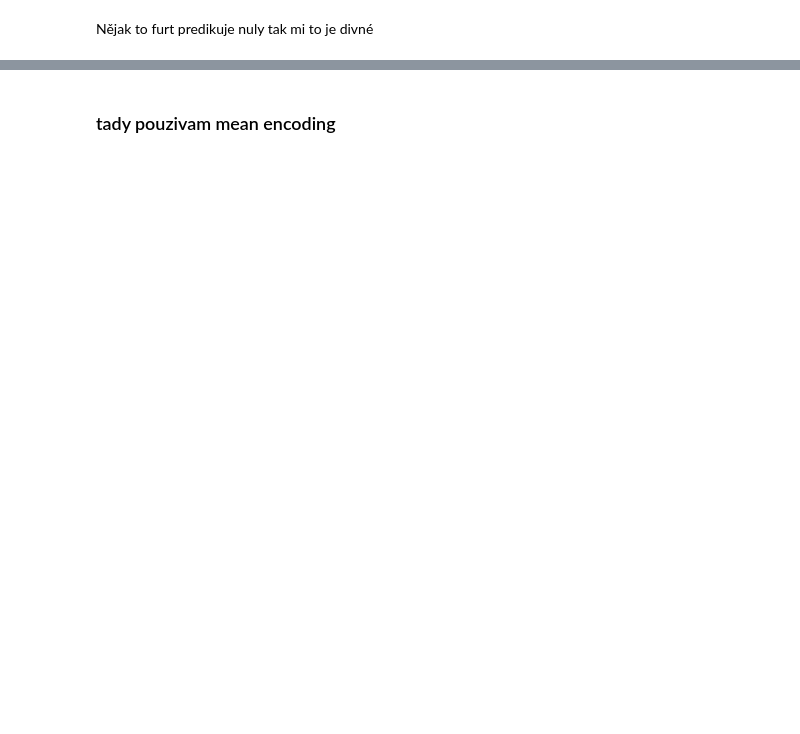
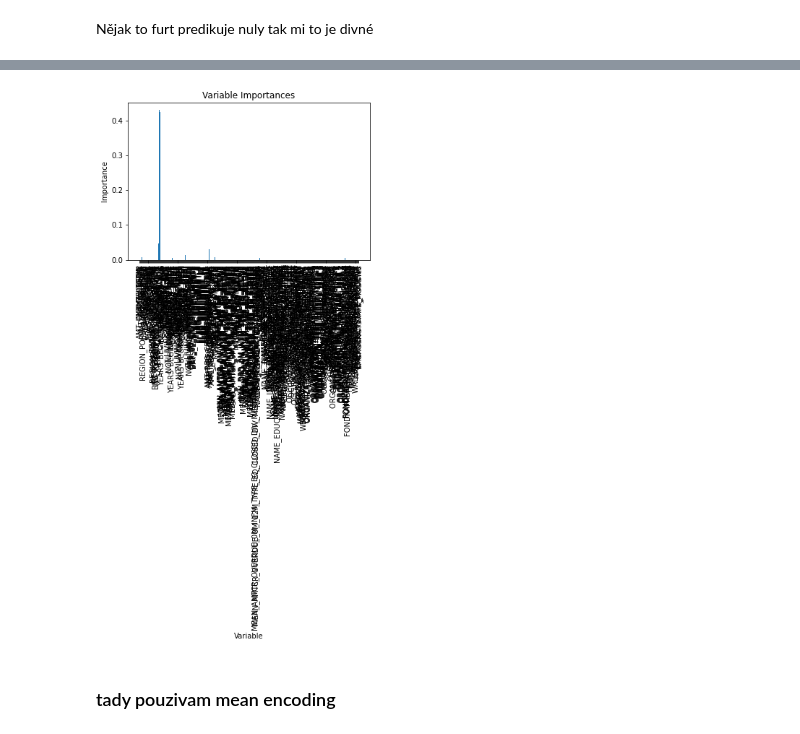
Before and after one commit to macounj1/ukol1datascience, a Jupyter notebook: codeukol1.ipynb, the cells around one changed output, grey strips where cells are left out. Saved outputs shown, nothing was run; the diff lists cells and outputs as text; code cells hidden in the pictures; blank space fills up the shorter version.

```diff
--- a/codeukol1.ipynb
+++ b/codeukol1.ipynb
@@ -511,12 +621,14 @@ NameError: name 'predictors' is not defined
 # %%
 # Plot importance
 x_values = list(range(len(importances)))
 # Make a bar chart
 plt.bar(x_values, importances, orientation = 'vertical')
 # Tick labels for x axis
-plt.xticks(x_values, predictors, rotation='vertical')
+plt.xticks(x_values, predictors_num+predictors_one_hot, rotation='vertical')
 # Axis labels and title
 plt.ylabel('Importance'); plt.xlabel('Variable'); plt.title('Variable Importances');
+# %% [output]
+[figure, added]
 # %% [markdown]
 ### tady pouzivam mean encoding
 # %%
```
Also changed, not shown: parts of 33 cells of this notebook.
